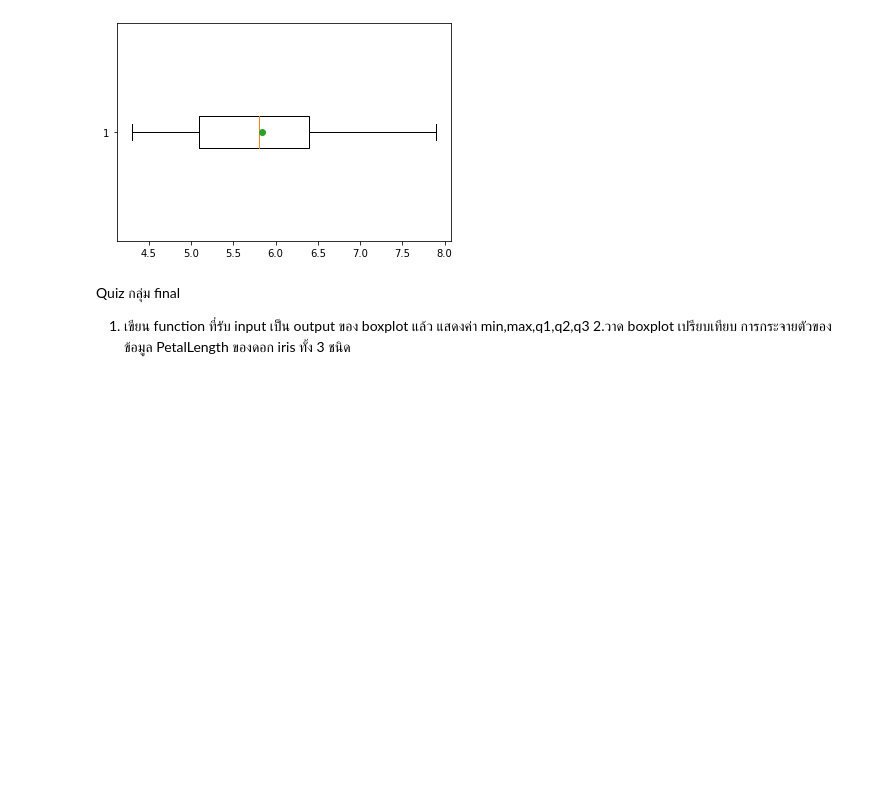
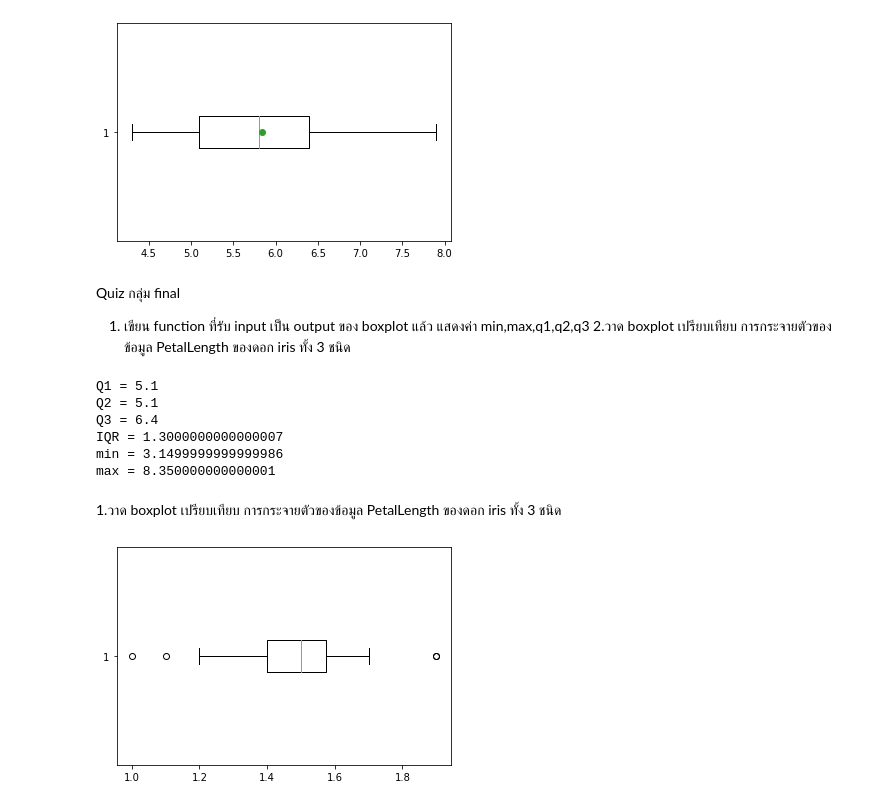
Before and after one commit to Plaifha/data_viz_2022, a Jupyter notebook: DataViz02_Data_Distribution_.ipynb, the cells around one changed output. Cells and saved outputs as stored; diff of their text form; code cells hidden in the pictures; blank space fills up the shorter version.

```diff
--- a/DataViz02_Data_Distribution_.ipynb
+++ b/DataViz02_Data_Distribution_.ipynb
@@ -258,0 +274,15 @@ Quiz กลุ่ม final
+# %%
+box_vals(df)
+# %% [output]
+Q1 = 5.1
+Q2 = 5.1
+Q3 = 6.4
+IQR = 1.3000000000000007
+min = 3.1499999999999986
+max = 8.350000000000001
+# %% [markdown]
+1.วาด boxplot เปรียบเทียบ การกระจายตัวของข้อมูล PetalLength ของดอก iris ทั้ง 3 ชนิด
+# %%
+set_bp = plt.boxplot(df2['PetalLength'][:50],vert=False)
+# %% [output]
+[figure, added]
```
Also changed, not shown: parts of 23 cells of this notebook.
